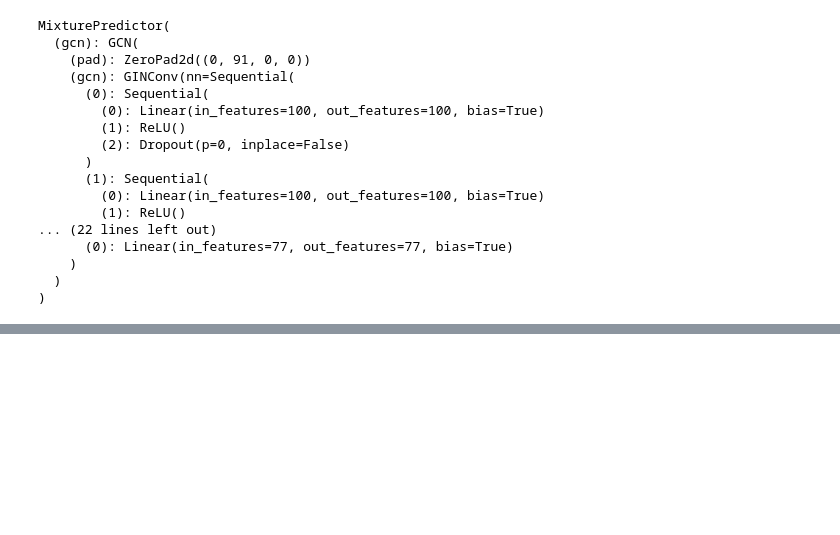
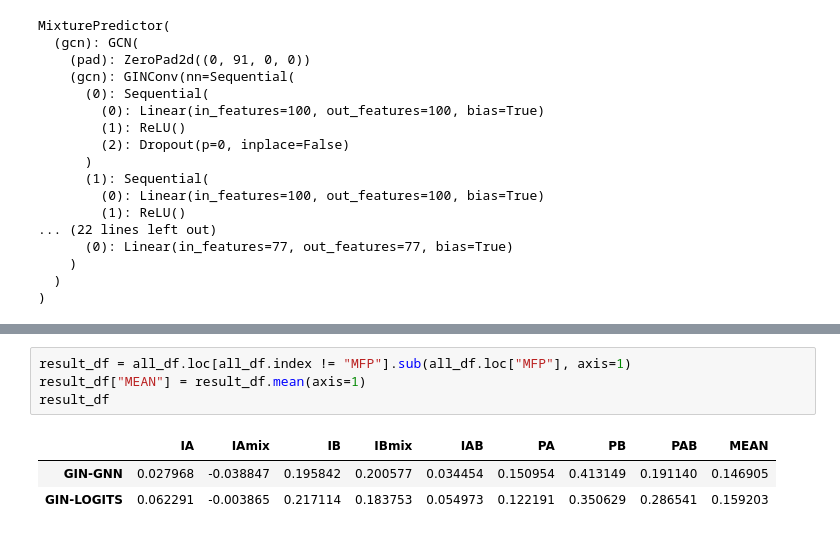
Before and after one commit to odor-pair/odor-pair, a Jupyter notebook: notebooks/ma_2021.ipynb, the cells around one changed output, grey strips where cells are left out. Cells and saved outputs as stored; diff of their text form; blank space fills up the shorter version.

```diff
--- a/notebooks/ma_2021.ipynb
+++ b/notebooks/ma_2021.ipynb
@@ -308,0 +332,8 @@ all_df
+# %%
+result_df = all_df.loc[all_df.index != "MFP"].sub(all_df.loc["MFP"], axis=1)
+result_df["MEAN"] = result_df.mean(axis=1)
+result_df
+# %% [output]
+|  | IA | IAmix | IB | IBmix | IAB | PA | PB | PAB | MEAN |
+| GIN-GNN | 0.027968 | -0.038847 | 0.195842 | 0.200577 | 0.034454 | 0.150954 | 0.413149 | 0.191140 | 0.146905 |
+| GIN-LOGITS | 0.062291 | -0.003865 | 0.217114 | 0.183753 | 0.054973 | 0.122191 | 0.350629 | 0.286541 | 0.159203 |
```
Also changed, not shown: parts of 9 cells of this notebook.
